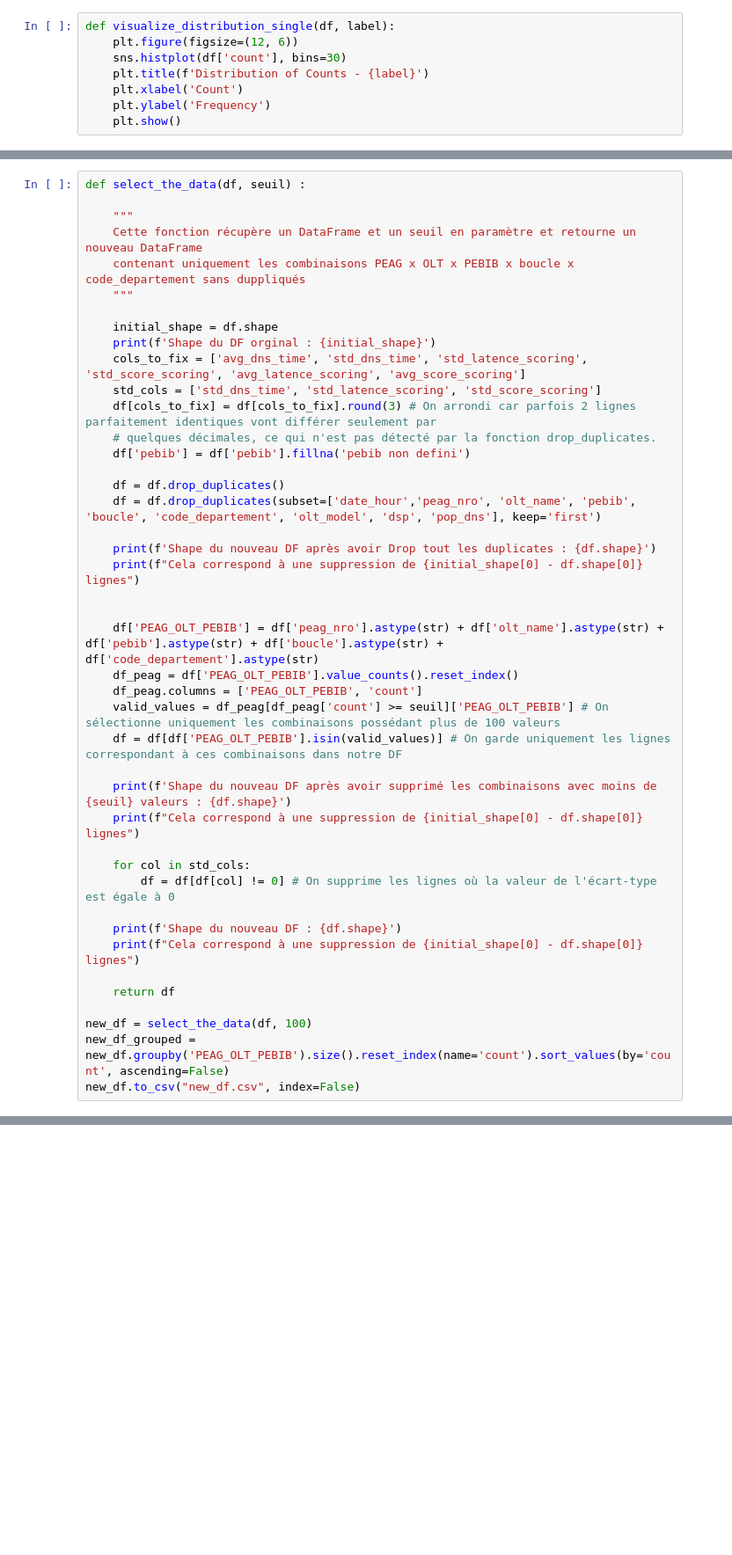
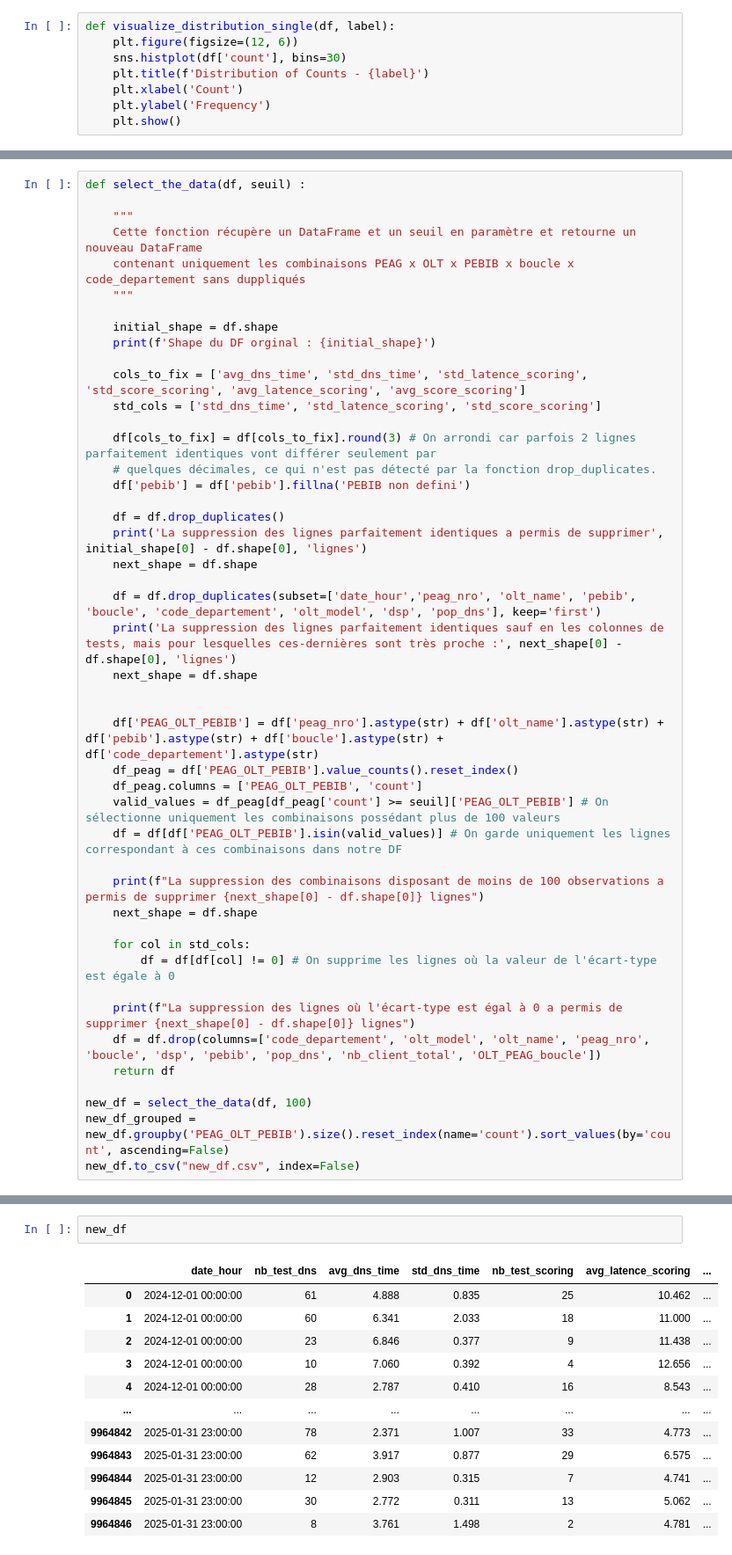
Before and after one commit to issameabdeljalil/Detection_Anomalie_SFR, a Jupyter notebook: exploration.ipynb, the cells around one changed output, grey strips where cells are left out. Shown at 88% size. Cells and saved outputs as stored; diff of their text form; blank space fills up the shorter version.

```diff
--- a/exploration.ipynb
+++ b/exploration.ipynb
@@ -184,17 +325,21 @@ def select_the_data(df, seuil) :
 
     initial_shape = df.shape
     print(f'Shape du DF orginal : {initial_shape}')
+
     cols_to_fix = ['avg_dns_time', 'std_dns_time', 'std_latence_scoring', 'std_score_scoring', 'avg_latence_scoring', 'avg_score_scoring']
     std_cols = ['std_dns_time', 'std_latence_scoring', 'std_score_scoring']
+
     df[cols_to_fix] = df[cols_to_fix].round(3) # On arrondi car parfois 2 lignes parfaitement identiques vont différer seulement par
     # quelques décimales, ce qui n'est pas détecté par la fonction drop_duplicates.
-    df['pebib'] = df['pebib'].fillna('pebib non defini')
+    df['pebib'] = df['pebib'].fillna('PEBIB non defini')
 
     df = df.drop_duplicates()
+    print('La suppression des lignes parfaitement identiques a permis de supprimer', initial_shape[0] - df.shape[0], 'lignes')
+    next_shape = df.shape
+
     df = df.drop_duplicates(subset=['date_hour','peag_nro', 'olt_name', 'pebib', 'boucle', 'code_departement', 'olt_model', 'dsp', 'pop_dns'], keep='first')
-
-    print(f'Shape du nouveau DF après avoir Drop tout les duplicates : {df.shape}')
-    print(f"Cela correspond à une suppression de {initial_shape[0] - df.shape[0]} lignes")
+    print('La suppression des lignes parfaitement identiques sauf en les colonnes de tests, mais pour lesquelles ces-dernières sont très proche :', next_shape[0] - df.shape[0], 'lignes')
+    next_shape = df.shape
 
 
     df['PEAG_OLT_PEBIB'] = df['peag_nro'].astype(str) + df['olt_name'].astype(str) + df['pebib'].astype(str) + df['boucle'].astype(str) + df['code_departement'].astype(str)
@@ -203,15 +348,14 @@ def select_the_data(df, seuil) :
     valid_values = df_peag[df_peag['count'] >= seuil]['PEAG_OLT_PEBIB'] # On sélectionne uniquement les combinaisons possédant plus de 100 valeurs
     df = df[df['PEAG_OLT_PEBIB'].isin(valid_values)] # On garde uniquement les lignes correspondant à ces combinaisons dans notre DF
 
-    print(f'Shape du nouveau DF après avoir supprimé les combinaisons avec moins de {seuil} valeurs : {df.shape}')
-    print(f"Cela correspond à une suppression de {initial_shape[0] - df.shape[0]} lignes")
+    print(f"La suppression des combinaisons disposant de moins de 100 observations a permis de supprimer {next_shape[0] - df.shape[0]} lignes")
+    next_shape = df.shape
 
     for col in std_cols:
         df = df[df[col] != 0] # On supprime les lignes où la valeur de l'écart-type est égale à 0
 
-    print(f'Shape du nouveau DF : {df.shape}')
-    print(f"Cela correspond à une suppression de {initial_shape[0] - df.shape[0]} lignes")
-
+    print(f"La suppression des lignes où l'écart-type est égal à 0 a permis de supprimer {next_shape[0] - df.shape[0]} lignes")
+    df = df.drop(columns=['code_departement', 'olt_model', 'olt_name', 'peag_nro', 'boucle', 'dsp', 'pebib', 'pop_dns', 'nb_client_total', 'OLT_PEAG_boucle'])
     return df
 
 new_df = select_the_data(df, 100)
@@ -223,0 +374,15 @@ new_df_grouped
+# %%
+new_df
+# %% [output]
+|  | date_hour | nb_test_dns | avg_dns_time | std_dns_time | nb_test_scoring | avg_latence_scoring | ... |
+| 0 | 2024-12-01 00:00:00 | 61 | 4.888 | 0.835 | 25 | 10.462 | ... |
+| 1 | 2024-12-01 00:00:00 | 60 | 6.341 | 2.033 | 18 | 11.000 | ... |
+| 2 | 2024-12-01 00:00:00 | 23 | 6.846 | 0.377 | 9 | 11.438 | ... |
+| 3 | 2024-12-01 00:00:00 | 10 | 7.060 | 0.392 | 4 | 12.656 | ... |
+| 4 | 2024-12-01 00:00:00 | 28 | 2.787 | 0.410 | 16 | 8.543 | ... |
+| ... | ... | ... | ... | ... | ... | ... | ... |
+| 9964842 | 2025-01-31 23:00:00 | 78 | 2.371 | 1.007 | 33 | 4.773 | ... |
+| 9964843 | 2025-01-31 23:00:00 | 62 | 3.917 | 0.877 | 29 | 6.575 | ... |
+| 9964844 | 2025-01-31 23:00:00 | 12 | 2.903 | 0.315 | 7 | 4.741 | ... |
+| 9964845 | 2025-01-31 23:00:00 | 30 | 2.772 | 0.311 | 13 | 5.062 | ... |
+| 9964846 | 2025-01-31 23:00:00 | 8 | 3.761 | 1.498 | 2 | 4.781 | ... |
```
Also changed, not shown: parts of 20 cells of this notebook.
